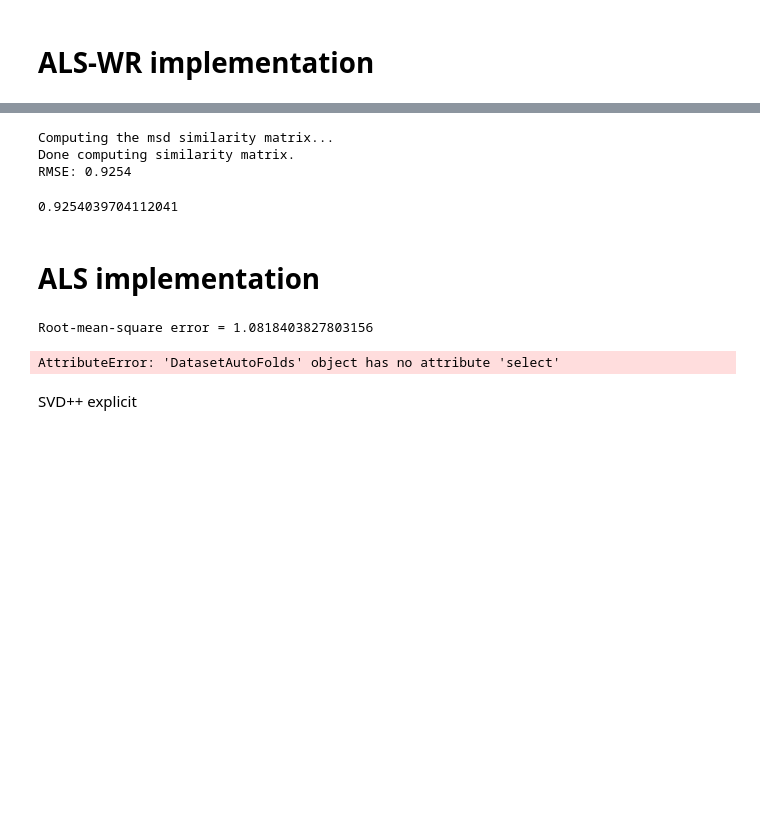
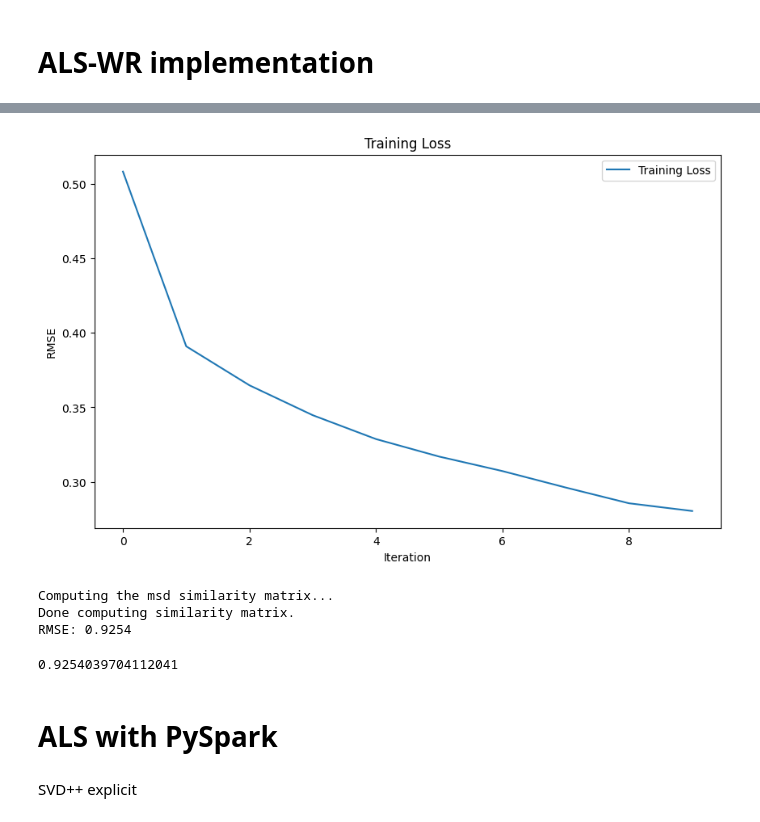
Before and after one commit to Fede-Testa/Movie-Recommendation-System, a Jupyter notebook: main.ipynb, the cells around one changed output, grey strips where cells are left out. Saved outputs shown, nothing was run; the diff lists cells and outputs as text; code cells hidden in the pictures; blank space fills up the shorter version.

Commit message:
Added pyspark, fixed bugs on ALS_WR

```diff
--- a/main.ipynb
+++ b/main.ipynb
@@ -936,3 +954,14 @@ user_ratings.head(10)
+# %%
+# plot trainng loss
+plt.figure(figsize=(10, 6))
+plt.plot(als.get_loss(), label='Training Loss')
+plt.xlabel('Iteration')
+plt.ylabel('RMSE')
+plt.title('Training Loss')
+plt.legend()
+plt.show()
+# %% [output]
+[figure, added]
 # %%
 from surprise import KNNBasic
 from surprise import Dataset
@@ -962,4 +991,4 @@ Done computing similarity matrix.
 RMSE: 0.9254
 0.9254039704112041
 # %% [markdown]
-# ALS implementation
+# ALS with PySpark
@@ -970,46 +994,0 @@ tmp = pd.read_csv("data_25m/ratings.csv")
-# %%
-from pyspark.sql import SparkSession
-from pyspark.ml.evaluation import RegressionEvaluator
-from pyspark.ml.recommendation import ALS
-
-# Initialize SparkSession
-spark = SparkSession.builder.appName('ALS').getOrCreate()
-# Load your data
-# Replace 'path_to_your_data' with the actual path to your data file
-data = spark.read.csv('data/ratings.csv', inferSchema=True, header=True)
-
-# Assuming your data has three columns: 'userId', 'movieId', 'rating'
-data = data.select(['userId', 'movieId', 'rating'])
-
-# Split the data into training and test sets
-(training, test) = data.randomSplit([0.8, 0.2])
-
-# Build the recommendation model using ALS on the training data
-als = ALS(maxIter=5, regParam=0.01, userCol="userId", itemCol="movieId", ratingCol="rating",
-          coldStartStrategy="drop")
-model = als.fit(training)
-
-# Evaluate the model by computing the RMSE on the test data
-predictions = model.transform(test)
-evaluator = RegressionEvaluator(metricName="rmse", labelCol="rating",
-                                predictionCol="prediction")
-rmse = evaluator.evaluate(predictions)
-print("Root-mean-square error = " + str(rmse))
-# %% [output]
-Root-mean-square error = 1.0818403827803156
-# %%
-from pyspark.sql.functions import avg
-# load data as a pyspark dataset
-# Calculate the average rating
-average_rating = data.select(avg("rating")).first()[0]
-
-# Create a DataFrame with the average rating for every user-item pair in the test set
-average_predictions = test.withColumn('prediction', lit(average_rating))
-
-# Evaluate the model by computing the RMSE on the test data
-evaluator = RegressionEvaluator(metricName="rmse", labelCol="rating",
-                                predictionCol="prediction")
-rmse = evaluator.evaluate(average_predictions)
-print("Root-mean-square error = " + str(rmse))
-# %% [output]
-AttributeError: 'DatasetAutoFolds' object has no attribute 'select'
```
Also changed, not shown: parts of 14 cells of this notebook, 2 other files.
